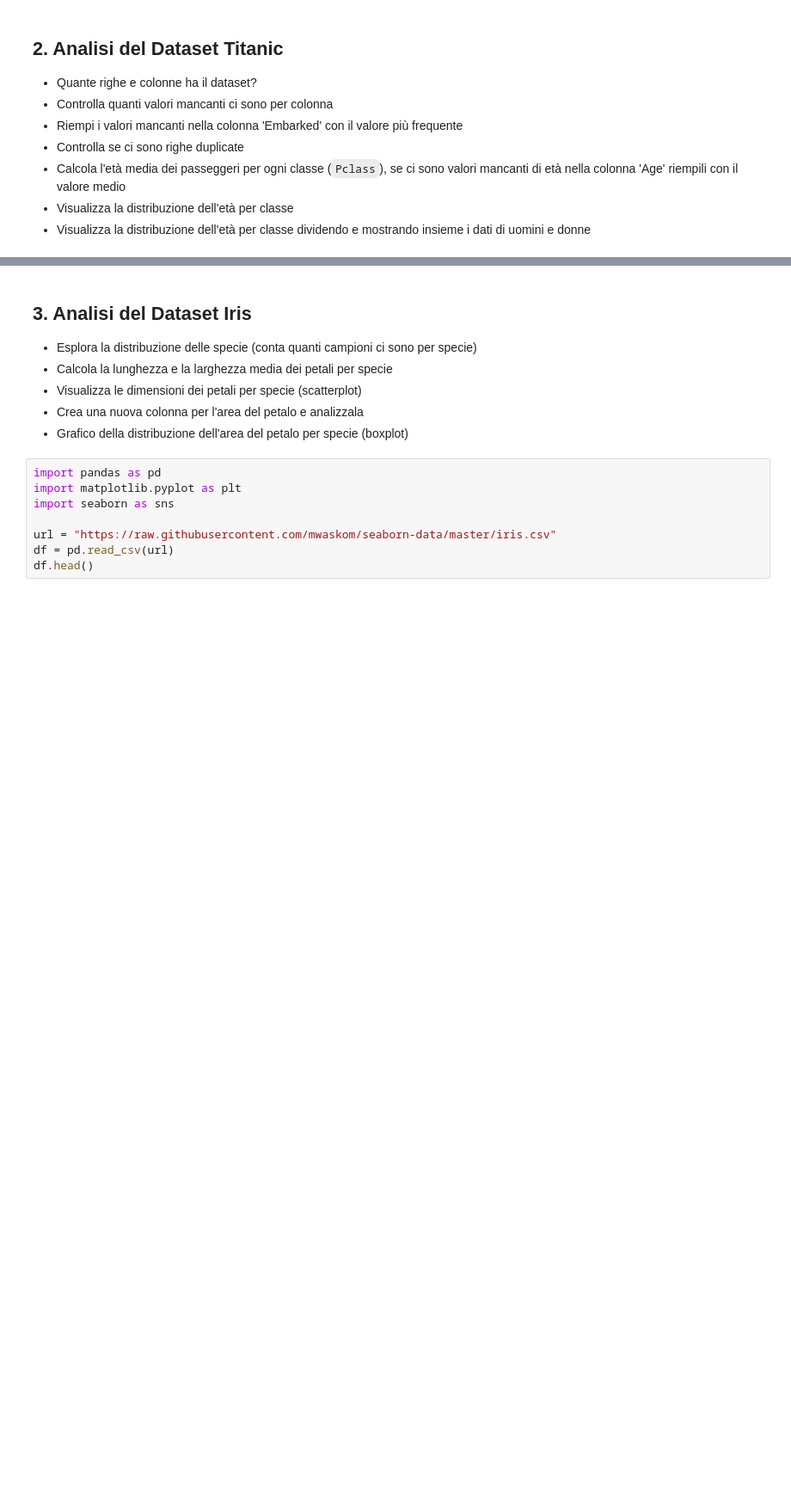
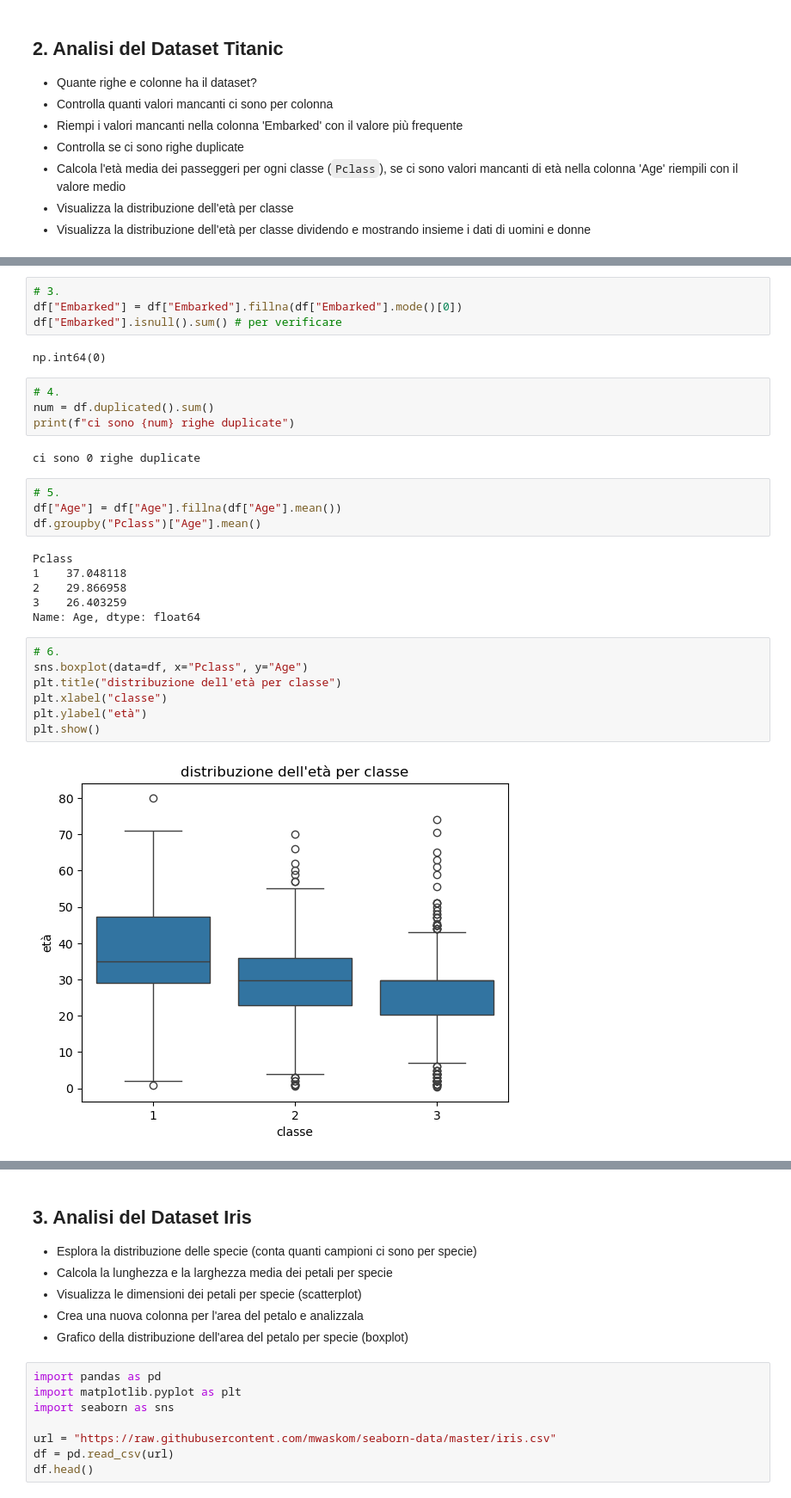
Before and after one commit to mattialuvisetto/ProgrammingLab, a Jupyter notebook: ESERCIZILAB2/5.4_Esercizi_lez_5.ipynb, the cells around one changed output, grey strips where cells are left out. Shown at 86% size. Saved outputs shown, nothing was run; the diff lists cells and outputs as text; blank space fills up the shorter version.

```diff
--- a/ESERCIZILAB2/5.4_Esercizi_lez_5.ipynb
+++ b/ESERCIZILAB2/5.4_Esercizi_lez_5.ipynb
@@ -38,0 +99,31 @@ df.head()
+# %%
+# 3.
+df["Embarked"] = df["Embarked"].fillna(df["Embarked"].mode()[0])
+df["Embarked"].isnull().sum() # per verificare
+# %% [output]
+np.int64(0)
+# %%
+# 4.
+num = df.duplicated().sum()
+print(f"ci sono {num} righe duplicate")
+# %% [output]
+ci sono 0 righe duplicate
+# %%
+# 5.
+df["Age"] = df["Age"].fillna(df["Age"].mean())
+df.groupby("Pclass")["Age"].mean()
+# %% [output]
+Pclass
+1    37.048118
+2    29.866958
+3    26.403259
+Name: Age, dtype: float64
+# %%
+# 6.
+sns.boxplot(data=df, x="Pclass", y="Age")
+plt.title("distribuzione dell'età per classe")
+plt.xlabel("classe")
+plt.ylabel("età")
+plt.show()
+# %% [output]
+[figure, added]
```
Also changed, not shown: parts of 12 cells of this notebook, 4 other files.
